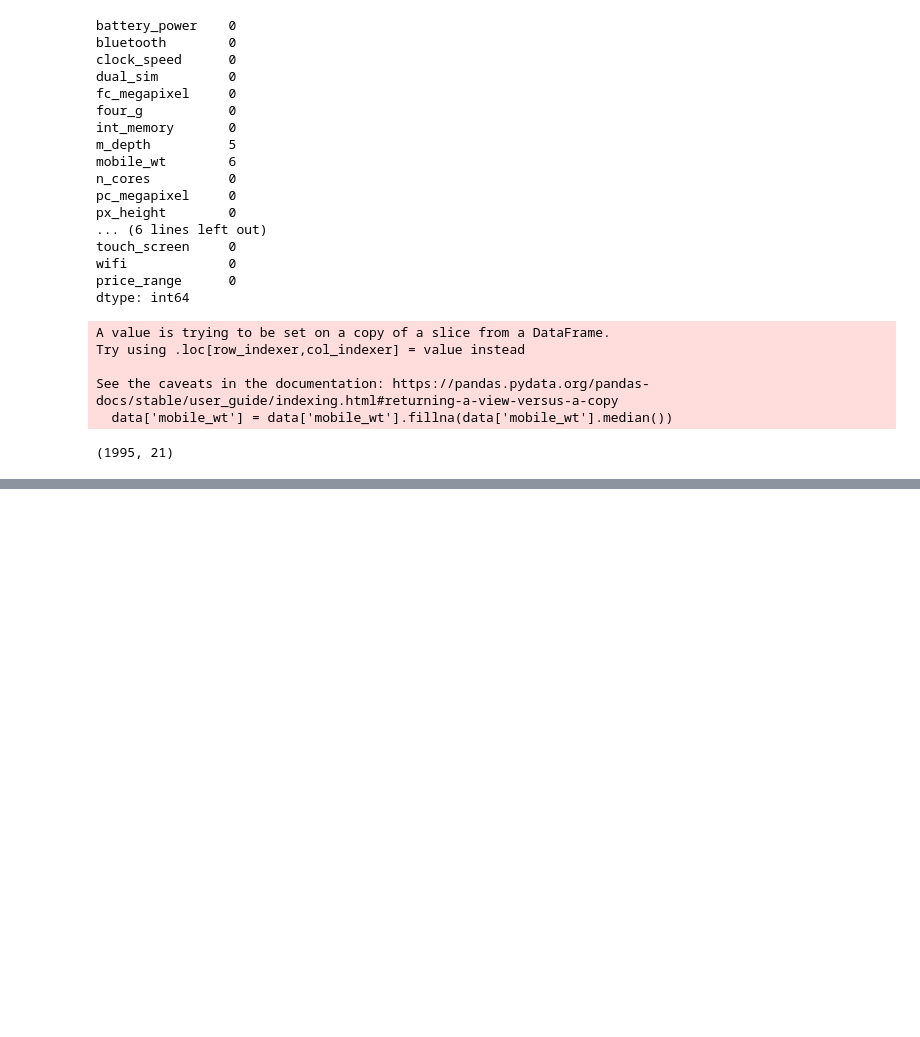
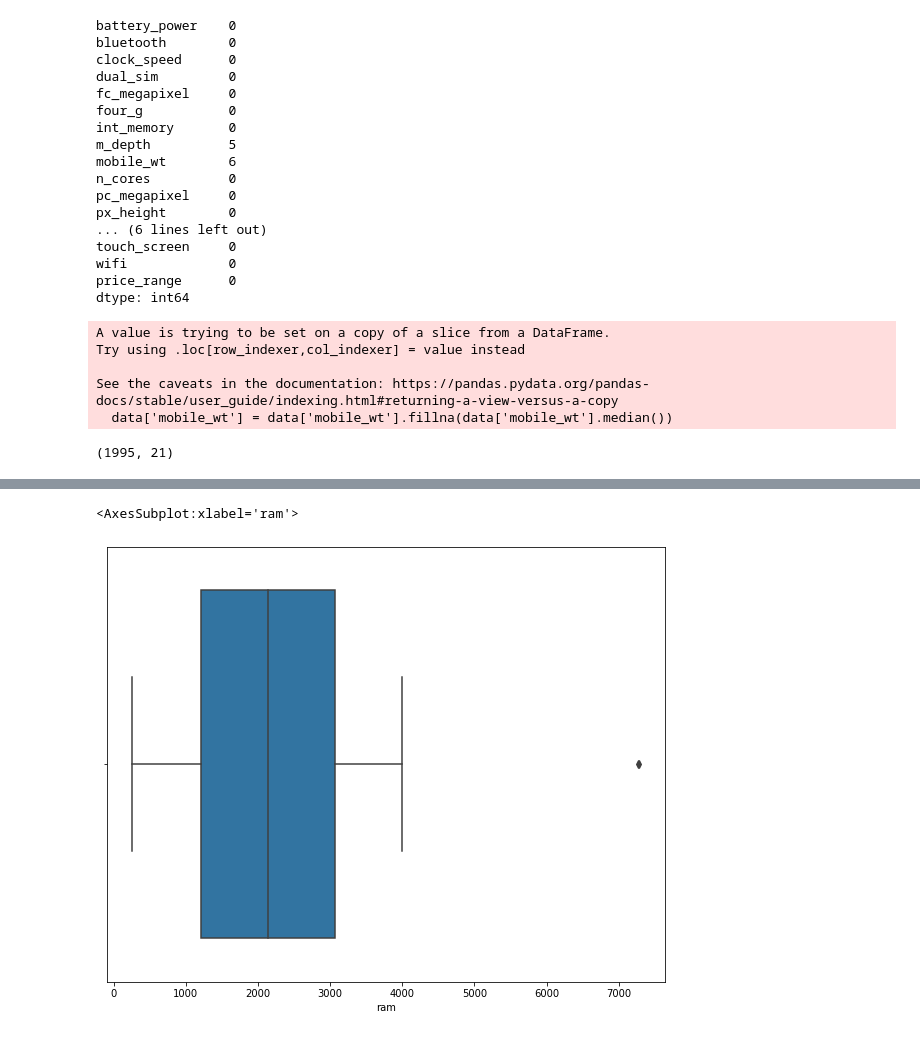
Before and after one commit to dnlsfq/data, a Jupyter notebook: notebook/workbook.ipynb, the cells around one changed output, grey strips where cells are left out. Saved outputs shown, nothing was run; the diff lists cells and outputs as text; code cells hidden in the pictures; blank space fills up the shorter version.

```diff
--- a/notebook/workbook.ipynb
+++ b/notebook/workbook.ipynb
@@ -245,0 +242,4 @@ numeric_data = data.drop([
+# %%
+numeric_data = data.drop([
+    'bluetooth','dual_sim','four_g','three_g','touch_screen','wifi','price_range'
+],axis=1)
@@ -245,0 +260,10 @@ numeric_data = data.drop([
+# %%
+fig, ax = plt.subplots(figsize=(10,8))
+
+sns.boxplot(
+    numeric_data['ram'],
+    orient='h'
+)
+# %% [output]
+<AxesSubplot:xlabel='ram'>
+[figure, added]
```
Also changed, not shown: parts of 26 cells of this notebook, 1 other file.
